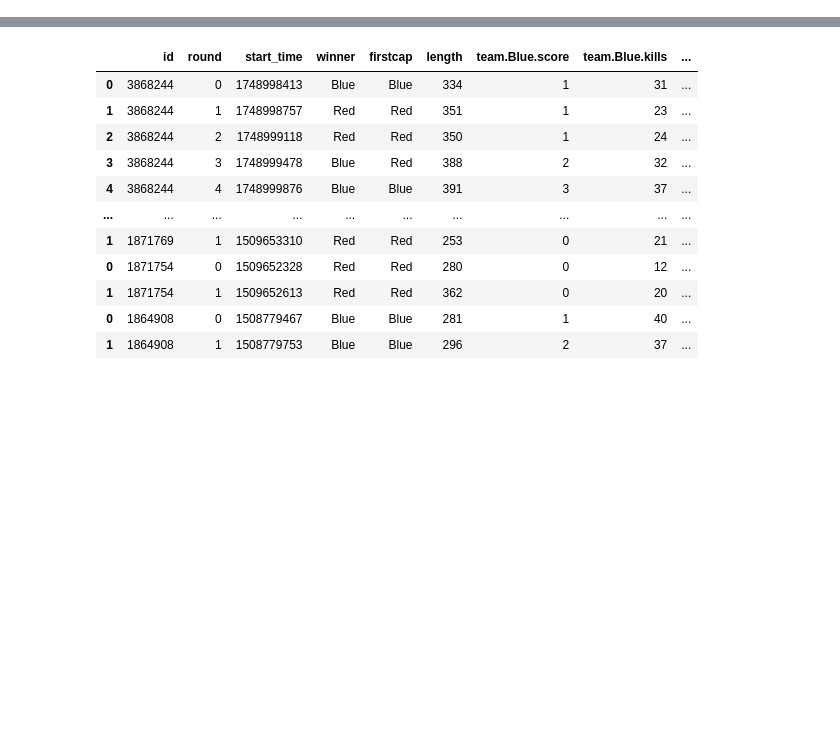
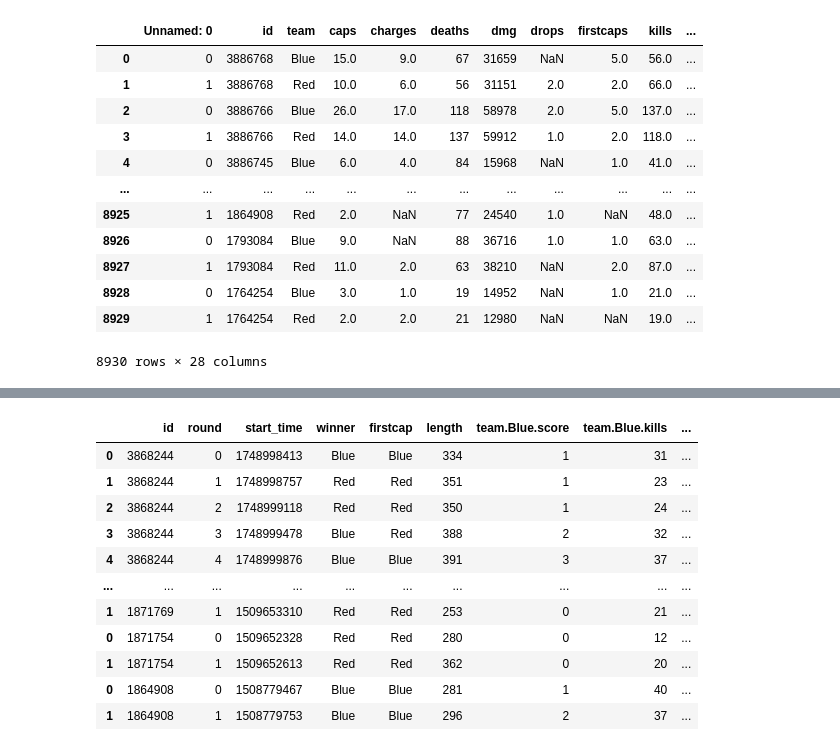
Before and after one commit to ebtrout/tf2_data_vis, a Jupyter notebook: data.ipynb, the cells around one changed output, grey strips where cells are left out. Drawn from its saved outputs; the diff is of its cells as text; code cells hidden in the pictures; blank space fills up the shorter version.

Commit message:
Adding additional datasets for tableau
Starting to fix healspread, censoring names, long class_kda and long player stats for easier display

```diff
--- a/data.ipynb
+++ b/data.ipynb
@@ -2,4 +2,6 @@
 import joblib
 import pandas as pd
 
-df_dict = joblib.load("data/pkls/rgl_df_dict.pkl")
+round_events = pd.read_csv("data/round_events.csv")
+
+teams = pd.read_csv("data/teams.csv")
@@ -5,0 +61,16 @@ df_dict = joblib.load("data/pkls/rgl_df_dict.pkl")
+# %%
+teams.merge(unstacked,on = ['id','team'],how = 'left')
+# %% [output]
+|  | Unnamed: 0 | id | team | caps | charges | deaths | dmg | drops | firstcaps | kills | ... |
+| 0 | 0 | 3886768 | Blue | 15.0 | 9.0 | 67 | 31659 | NaN | 5.0 | 56.0 | ... |
+| 1 | 1 | 3886768 | Red | 10.0 | 6.0 | 56 | 31151 | 2.0 | 2.0 | 66.0 | ... |
+| 2 | 0 | 3886766 | Blue | 26.0 | 17.0 | 118 | 58978 | 2.0 | 5.0 | 137.0 | ... |
+| 3 | 1 | 3886766 | Red | 14.0 | 14.0 | 137 | 59912 | 1.0 | 2.0 | 118.0 | ... |
+| 4 | 0 | 3886745 | Blue | 6.0 | 4.0 | 84 | 15968 | NaN | 1.0 | 41.0 | ... |
+| ... | ... | ... | ... | ... | ... | ... | ... | ... | ... | ... | ... |
+| 8925 | 1 | 1864908 | Red | 2.0 | NaN | 77 | 24540 | 1.0 | NaN | 48.0 | ... |
+| 8926 | 0 | 1793084 | Blue | 9.0 | NaN | 88 | 36716 | 1.0 | 1.0 | 63.0 | ... |
+| 8927 | 1 | 1793084 | Red | 11.0 | 2.0 | 63 | 38210 | NaN | 2.0 | 87.0 | ... |
+| 8928 | 0 | 1764254 | Blue | 3.0 | 1.0 | 19 | 14952 | NaN | 1.0 | 21.0 | ... |
+| 8929 | 1 | 1764254 | Red | 2.0 | 2.0 | 21 | 12980 | NaN | NaN | 19.0 | ... |
+8930 rows × 28 columns
```
Also changed, not shown: parts of 3 cells of this notebook, 9 other files.
